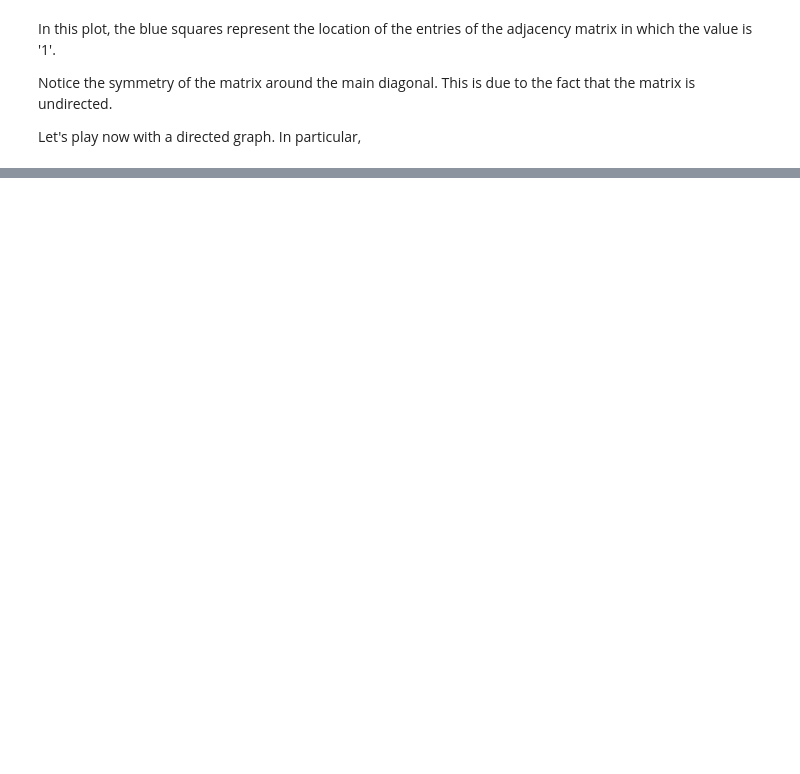
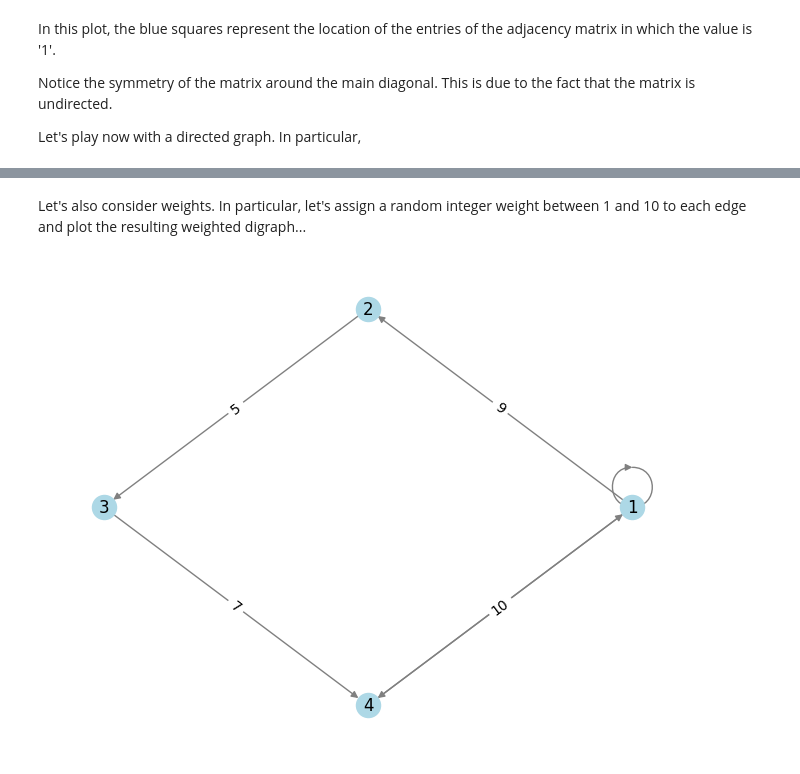
Before and after one commit to vmpreciado/NETS3120, a Jupyter notebook: Intro2NetworkX.ipynb, the cells around one changed output, grey strips where cells are left out. Drawn from its saved outputs; the diff is of its cells as text; code cells hidden in the pictures; blank space fills up the shorter version.

```diff
--- a/Intro2NetworkX.ipynb
+++ b/Intro2NetworkX.ipynb
@@ -154,0 +172,21 @@ Let's play now with a directed graph. In particular,
+# %% [markdown]
+Let's also consider weights. In particular, let's assign a random integer weight between 1 and 10 to each edge and plot the resulting weighted digraph...
+# %%
+import random
+
+# Assign a random weight between 1 and 10 to each edge
+for (u, v) in D.edges():
+    D[u][v]['weight'] = random.randint(1, 10)
+
+# Draw the graph using a circular layout
+pos = nx.circular_layout(D)  # Use circular layout for node positioning
+nx.draw(D, pos, with_labels=True, node_color='lightblue', edge_color='gray', arrows=True)
+
+# Display edge weights
+edge_labels = nx.get_edge_attributes(D, 'weight')
+nx.draw_networkx_edge_labels(D, pos, edge_labels=edge_labels)
+
+# Show the plot
+plt.show()
+# %% [output]
+[figure, added]
```
Also changed, not shown: parts of 11 cells of this notebook.
